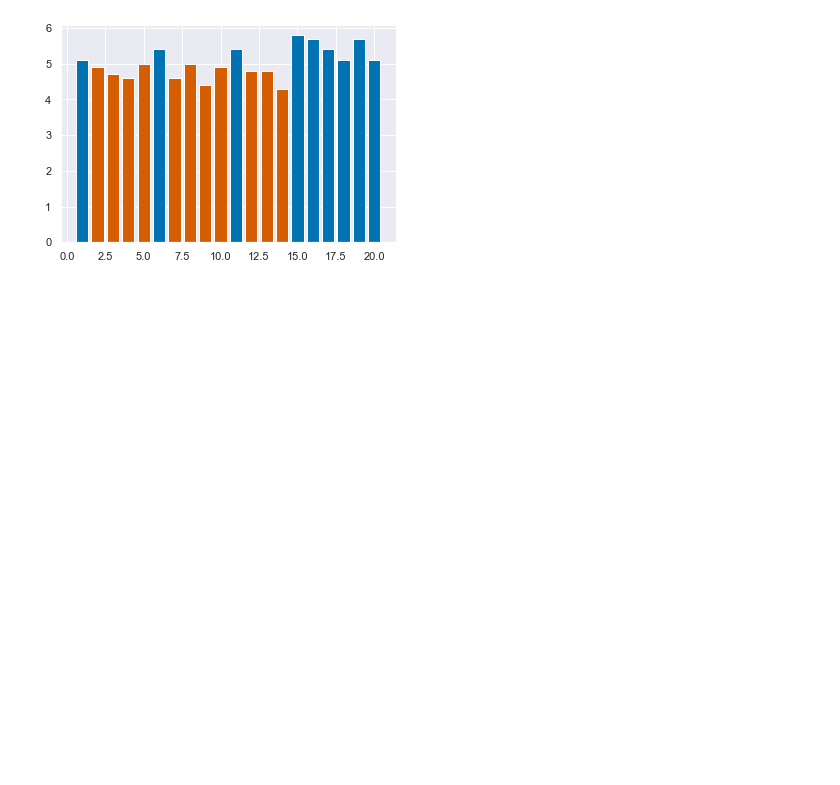
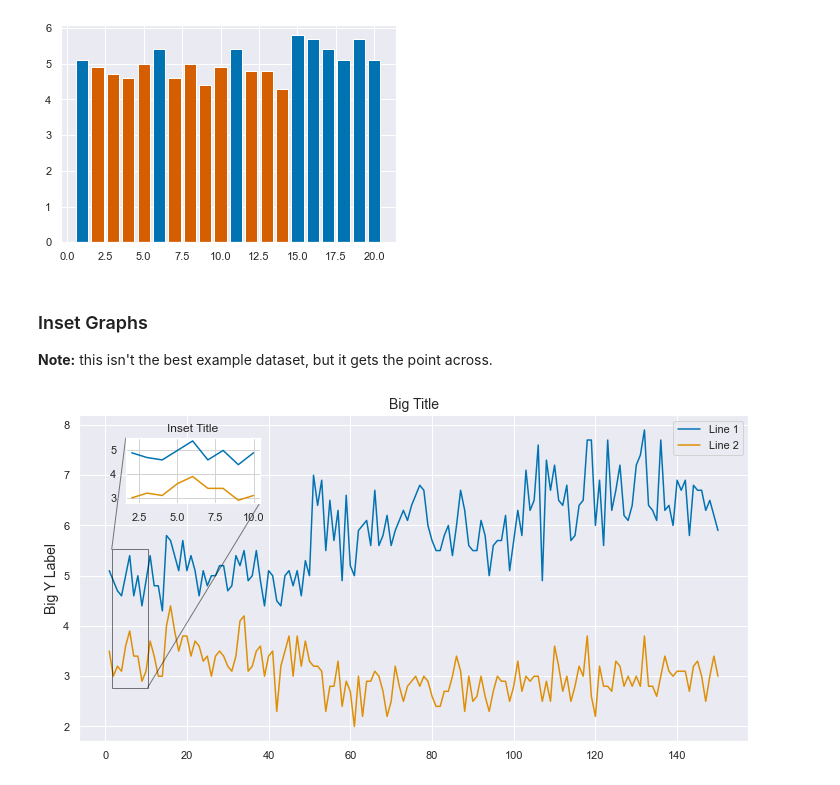
Before and after one commit to Cayt-Schlichting/templates, a Jupyter notebook: graphing_tricks.ipynb, the cells around one changed output. Drawn from its saved outputs; the diff is of its cells as text; code cells hidden in the pictures; blank space fills up the shorter version.

Commit message:
added inset graph example

```diff
--- a/graphing_tricks.ipynb
+++ b/graphing_tricks.ipynb
@@ -62,3 +65,55 @@ y = iris['Sepal.Length']
 plt.bar(iris.index[:20],iris['Sepal.Length'][:20], color=np.where(iris['Sepal.Length'][:20]>5, '#0173b2', '#d55e00'));
 # %% [output]
 [figure]
+# %% [markdown]
+### Inset Graphs  <a class='anchor' id='inset' />
+
+**Note:** this isn't the best example dataset, but it gets the point across.
+# %%
+#needed if plotting time series
+import matplotlib.dates as mdates
+
+#Initialize figure and axis - will need to modify axes
+fig, ax = plt.subplots(figsize=[12,6])
+
+#CREATE BIG PLOT
+#plot two lines
+ax.plot(iris['Sepal.Length'],label='Line 1');
+ax.plot(iris['Sepal.Width'],label='Line 2');
+#set title and ylabel
+ax.set_title("Big Title",size=14);
+ax.set_ylabel("Big Y Label",size=14);
+# ax.autoscale(enable=True, axis='x', tight=True); #makes x axis tight
+
+#CREATE INSET PLOT
+#SET DIMENSIONS for inset location
+#  [distance from left axis, distance from y axis, width, height]
+#  ALL DIMENSIONS are from 0-1 (a fraction of plot size)
+#  Values larger than 1 will create a second axis that travels outside the bounds of the orginial plot
+#  The first two determine the bottom left corner (dist from left, dist from bottom)
+#  The second two represent size of inset (width, height)
+dims = [.07, .73, .2,.2]
+#create new axis with those dimensions
+axin = ax.inset_axes(dims)
+#plot a subset of those same two lines above
+axin.plot(iris['Sepal.Length'][1:10])
+axin.plot(iris['Sepal.Width'][1:10])
+#set small title
+axin.set(title="Inset Title")
+#inverse colors for inset
+# optional formatting - I like how it works with my standard theme/palette
+axin.set(facecolor='white')
+axin.grid(color='lightgrey')
+
+# INSET XLabel Formatting for TIME SERIES
+# locator = mdates.AutoDateLocator(minticks=3,maxticks=7) #set acceptable tick range
+# formatter = mdates.ConciseDateFormatter(locator) #format with concise dates
+# axin.xaxis.set_major_locator(locator)
+# axin.xaxis.set_major_formatter(formatter)
+
+# Draw lines to inset
+ax.indicate_inset_zoom(axin,edgecolor='black')
+plt.legend()
+plt.show()
+# %% [output]
+[figure, added]
```
Also changed, not shown: parts of 2 cells of this notebook.
